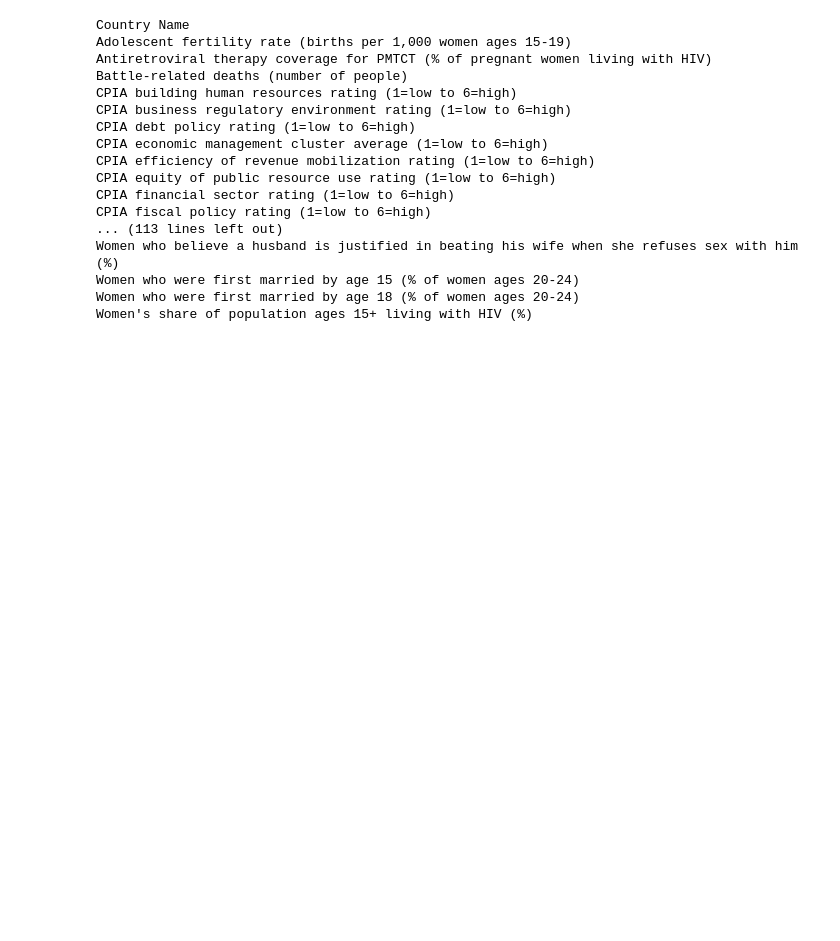
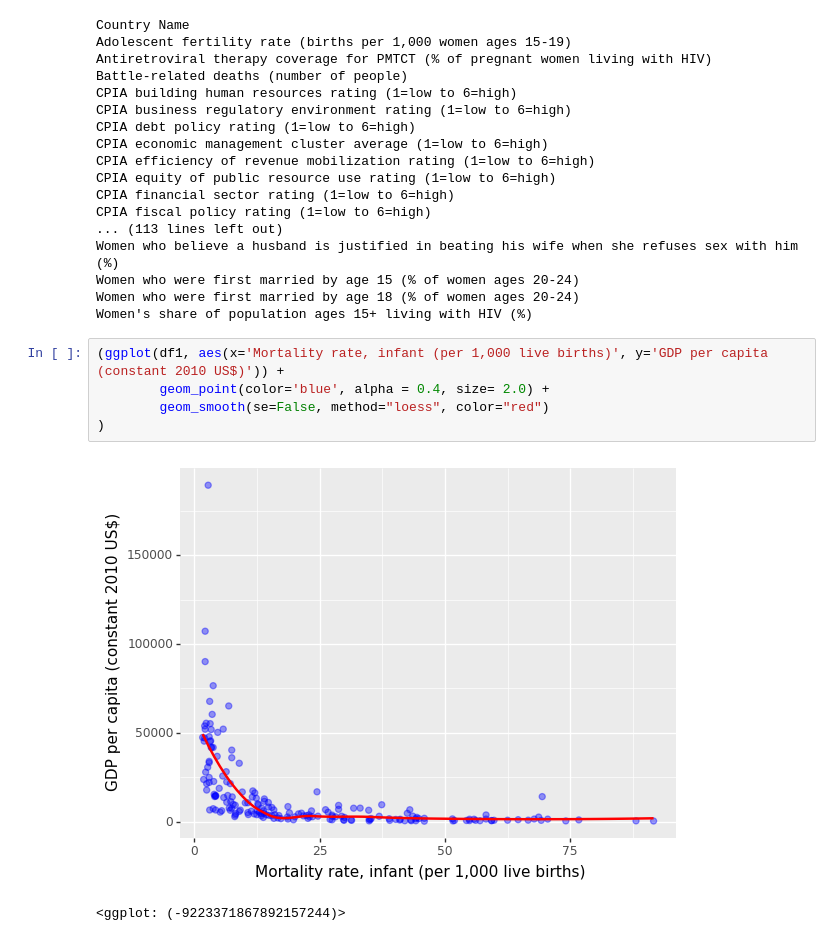
Before and after one commit to Kalkidan2020/GDP_and_CO2, a Jupyter notebook: First_git_exercise.ipynb, the cells around one changed output. Cells and saved outputs as stored; diff of their text form; blank space fills up the shorter version.

```diff
--- a/First_git_exercise.ipynb
+++ b/First_git_exercise.ipynb
@@ -47,3 +51,11 @@ Women who believe a husband is justified in beating his wife when she refuses se
 Women who were first married by age 15 (% of women ages 20-24)
 Women who were first married by age 18 (% of women ages 20-24)
 Women's share of population ages 15+ living with HIV (%)
+# %%
+(ggplot(df1, aes(x='Mortality rate, infant (per 1,000 live births)', y='GDP per capita (constant 2010 US$)')) +
+        geom_point(color='blue', alpha = 0.4, size= 2.0) +
+        geom_smooth(se=False, method="loess", color="red")
+)
+# %% [output]
+[figure, added]
+<ggplot: (-9223371867892157244)>
```
Also changed, not shown: parts of 3 cells of this notebook.
